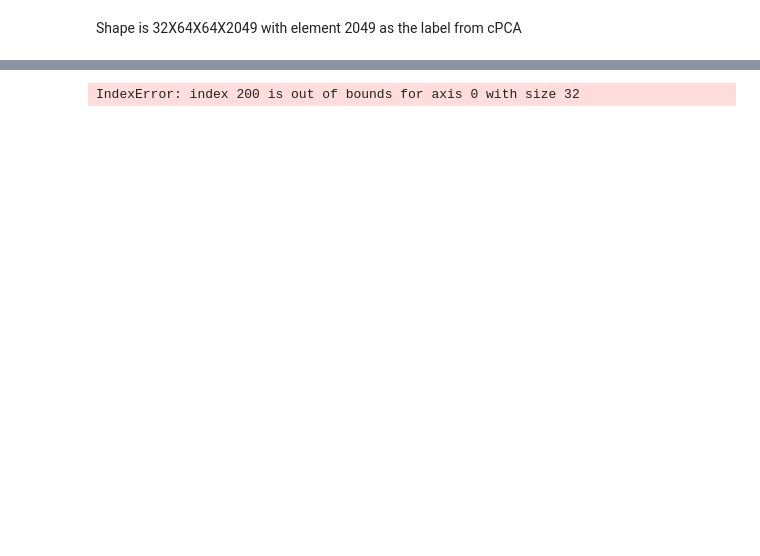
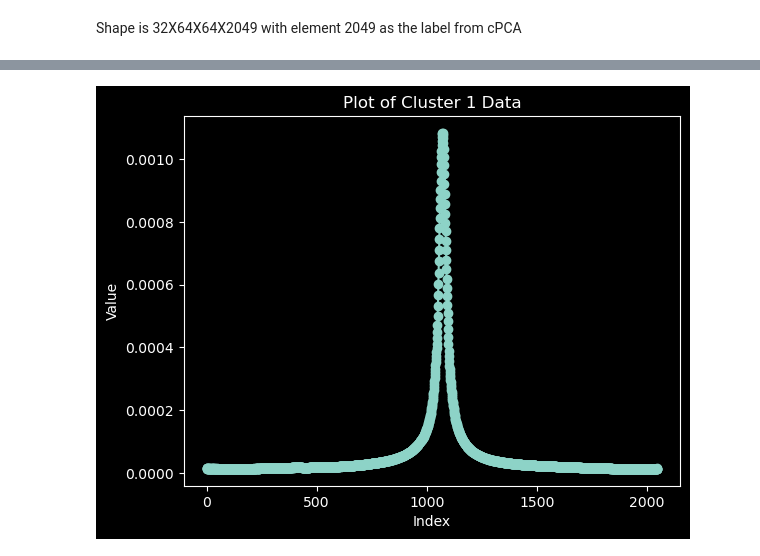
Before and after one commit to BBBartelle/MRSI_analysis, a Jupyter notebook: MRSI_ClusterAvg.ipynb, the cells around one changed output, grey strips where cells are left out. Cells and saved outputs as stored; diff of their text form; code cells hidden in the pictures; blank space fills up the shorter version.

```diff
--- a/MRSI_ClusterAvg.ipynb
+++ b/MRSI_ClusterAvg.ipynb
@@ -49,10 +125,10 @@ Shape is 32X64X64X2049 with element 2049 as the label from cPCA
 # %%
 #RMS01 = np.load("/data/MRSI/Naren2/MRSI/RMS02_V3/RMS02_unshaped_redone.npy")
 # Plot the random data
-plt.plot(RMS01[200,:], marker='o')
-plt.title("Plot of RMS01 Data")
+plt.plot(SPECT1, marker='o')
+plt.title("Plot of Cluster 1 Data")
 plt.xlabel("Index")
 plt.ylabel("Value")
 plt.show()
 # %% [output]
-IndexError: index 200 is out of bounds for axis 0 with size 32
+[figure, added]
```
Also changed, not shown: parts of 11 cells of this notebook, 2 other files.
